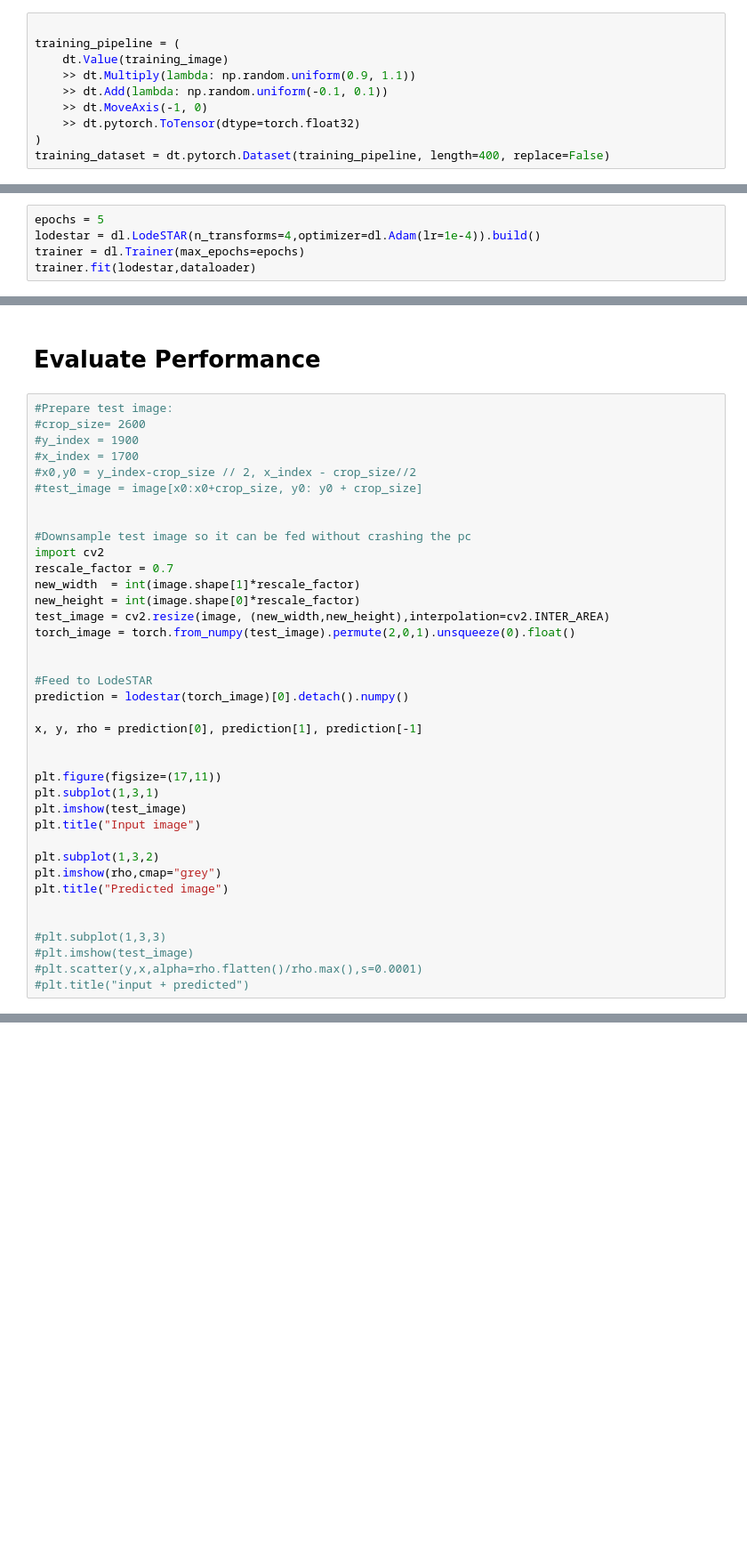
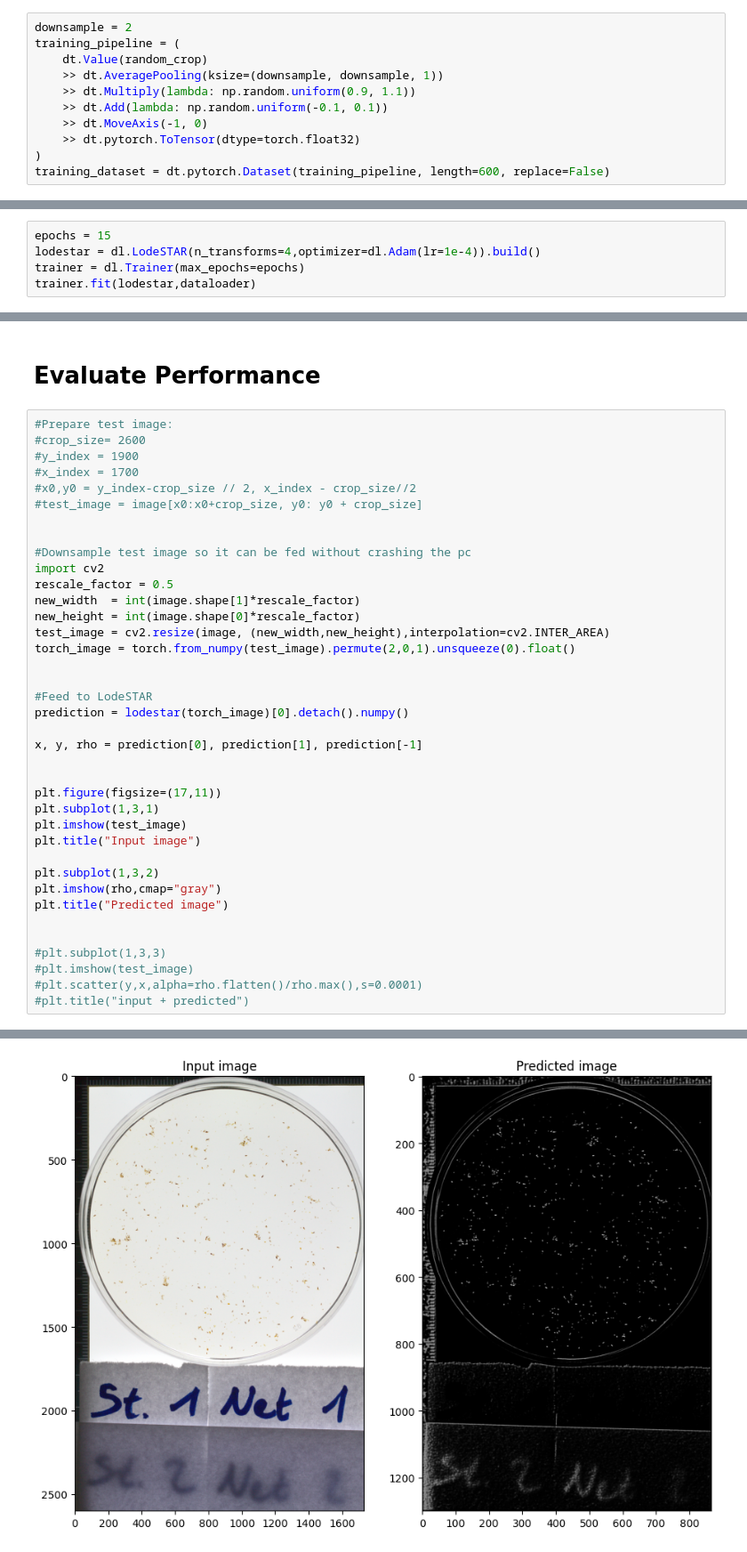
Before and after one commit to Pwhsky/copepod-image-analysis, a Jupyter notebook: lodestar_analysis.ipynb, the cells around one changed output, grey strips where cells are left out. Shown at 89% size. Cells and saved outputs as stored; diff of their text form; blank space fills up the shorter version.

```diff
--- a/lodestar_analysis.ipynb
+++ b/lodestar_analysis.ipynb
@@ -76,10 +72,11 @@ loader = dt.LoadImage(path="training_set/1.npy")
 # %%
-
+downsample = 2
 training_pipeline = (
-    dt.Value(training_image)
+    dt.Value(random_crop)
+    >> dt.AveragePooling(ksize=(downsample, downsample, 1))
     >> dt.Multiply(lambda: np.random.uniform(0.9, 1.1))
     >> dt.Add(lambda: np.random.uniform(-0.1, 0.1))
     >> dt.MoveAxis(-1, 0)
     >> dt.pytorch.ToTensor(dtype=torch.float32)
 )
-training_dataset = dt.pytorch.Dataset(training_pipeline, length=400, replace=False)
+training_dataset = dt.pytorch.Dataset(training_pipeline, length=600, replace=False)
@@ -90,7 +85,7 @@ dataloader = dl.DataLoader(training_dataset,batch_size=8,shuffle=True,num_worker
 # %% [markdown]
 # Train LodeSTAR with cropped sample
 # %%
-epochs = 5
+epochs = 15
 lodestar = dl.LodeSTAR(n_transforms=4,optimizer=dl.Adam(lr=1e-4)).build()
 trainer = dl.Trainer(max_epochs=epochs)
 trainer.fit(lodestar,dataloader)
@@ -129,7 +120,7 @@ Original Traceback (most recent call last):
 
 #Downsample test image so it can be fed without crashing the pc
 import cv2
-rescale_factor = 0.7
+rescale_factor = 0.5
 new_width  = int(image.shape[1]*rescale_factor)
 new_height = int(image.shape[0]*rescale_factor)
 test_image = cv2.resize(image, (new_width,new_height),interpolation=cv2.INTER_AREA)
@@ -148,7 +139,7 @@ plt.imshow(test_image)
 plt.title("Input image")
 
 plt.subplot(1,3,2)
-plt.imshow(rho,cmap="grey")
+plt.imshow(rho,cmap="gray")
 plt.title("Predicted image")
 
 
@@ -156,3 +147,4 @@ plt.title("Predicted image")
 #plt.imshow(test_image)
 #plt.scatter(y,x,alpha=rho.flatten()/rho.max(),s=0.0001)
 #plt.title("input + predicted")
+# %% [output]
@@ -159 +152,2 @@ plt.title("Predicted image")
+[figure, added]
 # %%
```
Also changed, not shown: parts of 8 cells of this notebook, 13 other files.
